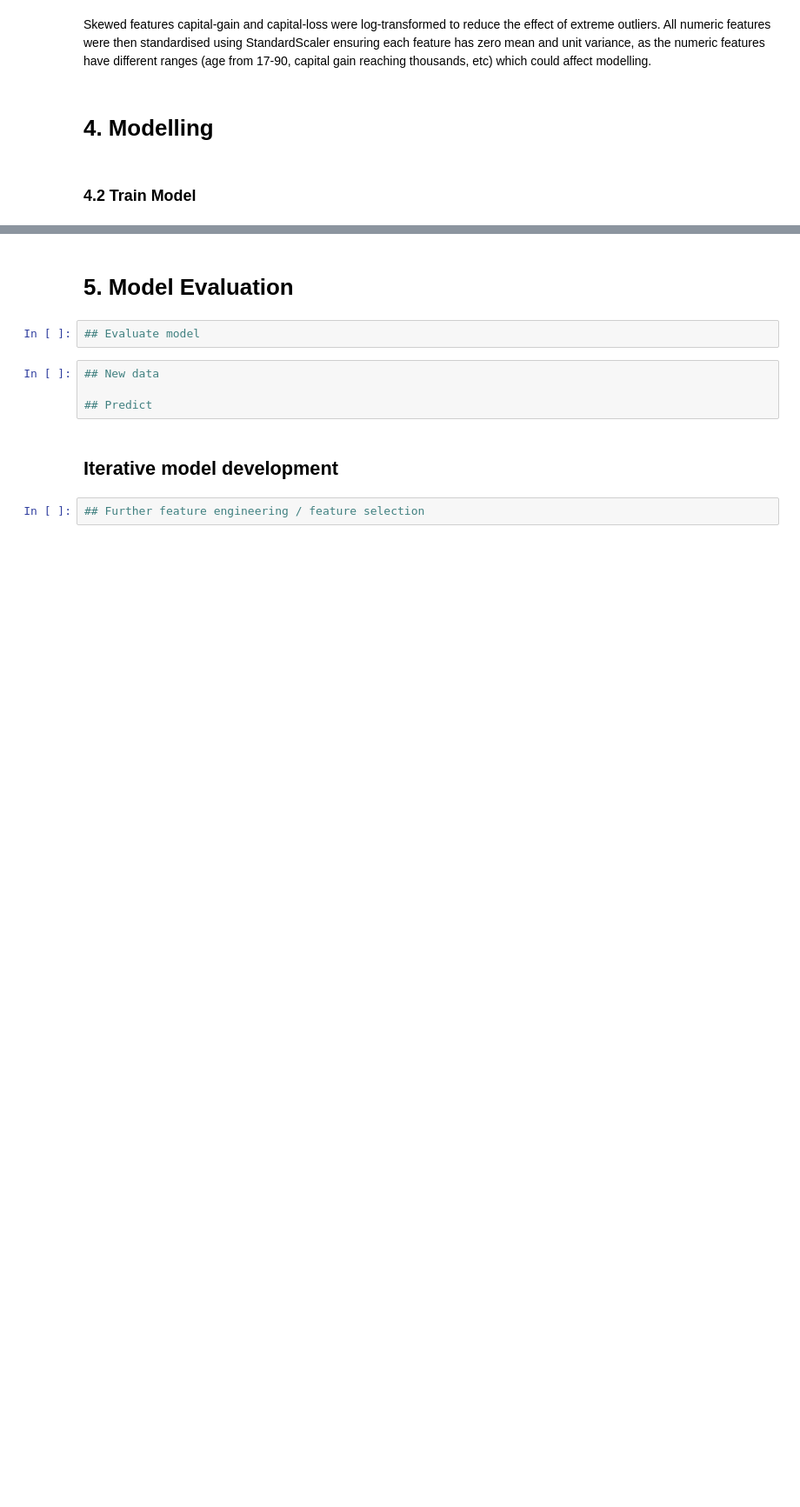
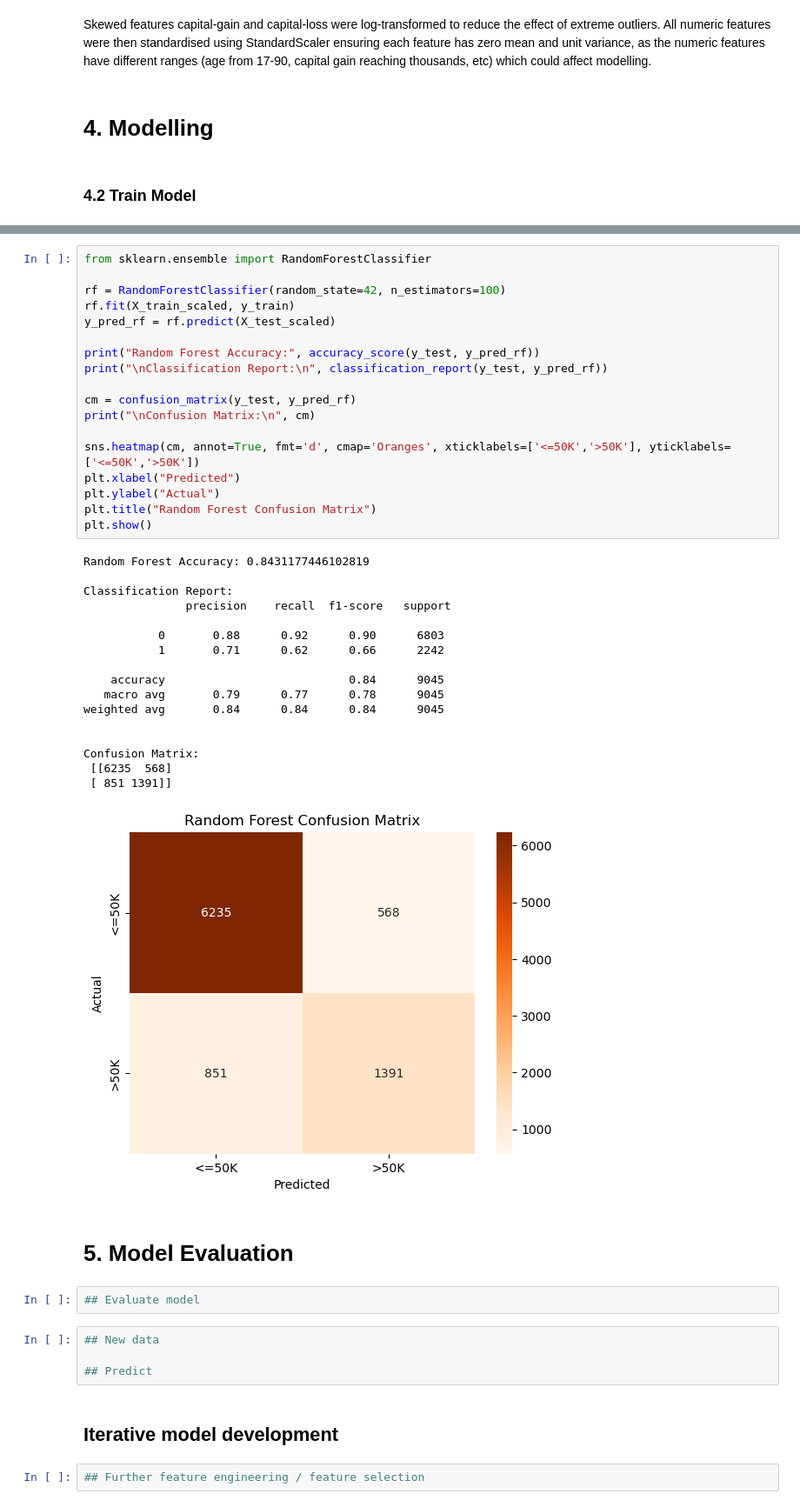
Before and after one commit to keepingitriel/mldp-project, a Jupyter notebook: MLDP Program Codes Submission Template.ipynb, the cells around one changed output, grey strips where cells are left out. Shown at 87% size. Saved outputs shown, nothing was run; the diff lists cells and outputs as text; blank space fills up the shorter version.

```diff
--- a/MLDP Program Codes Submission Template.ipynb
+++ b/MLDP Program Codes Submission Template.ipynb
@@ -314,3 +388,39 @@ Skewed features capital-gain and capital-loss were log-transformed to reduce the
+# %%
+from sklearn.ensemble import RandomForestClassifier
+
+rf = RandomForestClassifier(random_state=42, n_estimators=100)
+rf.fit(X_train_scaled, y_train)
+y_pred_rf = rf.predict(X_test_scaled)
+
+print("Random Forest Accuracy:", accuracy_score(y_test, y_pred_rf))
+print("\nClassification Report:\n", classification_report(y_test, y_pred_rf))
+
+cm = confusion_matrix(y_test, y_pred_rf)
+print("\nConfusion Matrix:\n", cm)
+
+sns.heatmap(cm, annot=True, fmt='d', cmap='Oranges', xticklabels=['<=50K','>50K'], yticklabels=['<=50K','>50K'])
+plt.xlabel("Predicted")
+plt.ylabel("Actual")
+plt.title("Random Forest Confusion Matrix")
+plt.show()
+# %% [output]
+Random Forest Accuracy: 0.8431177446102819
+
+Classification Report:
+               precision    recall  f1-score   support
+
+           0       0.88      0.92      0.90      6803
+           1       0.71      0.62      0.66      2242
+
+    accuracy                           0.84      9045
+   macro avg       0.79      0.77      0.78      9045
+weighted avg       0.84      0.84      0.84      9045
+
+
+Confusion Matrix:
+ [[6235  568]
+ [ 851 1391]]
+[figure, added]
 # %% [markdown]
 # 5. Model Evaluation
 # %%
```
Also changed, not shown: parts of 2 cells of this notebook.
